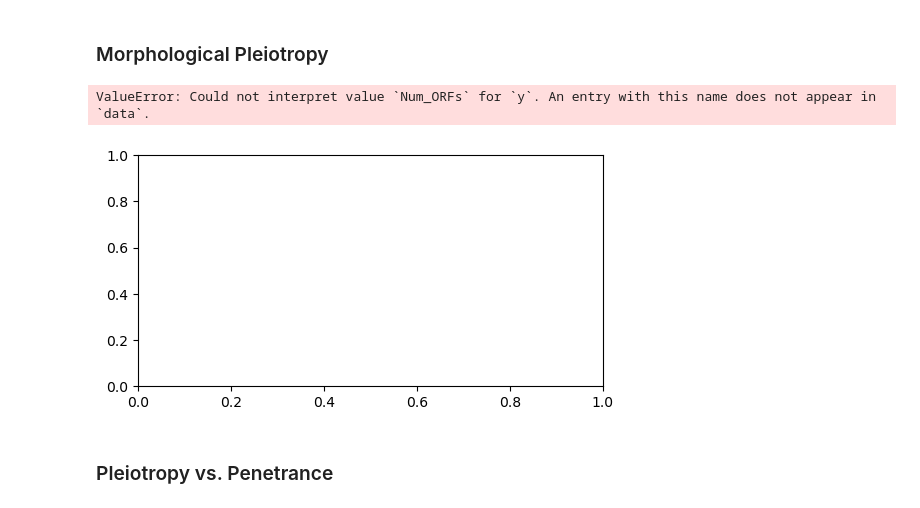
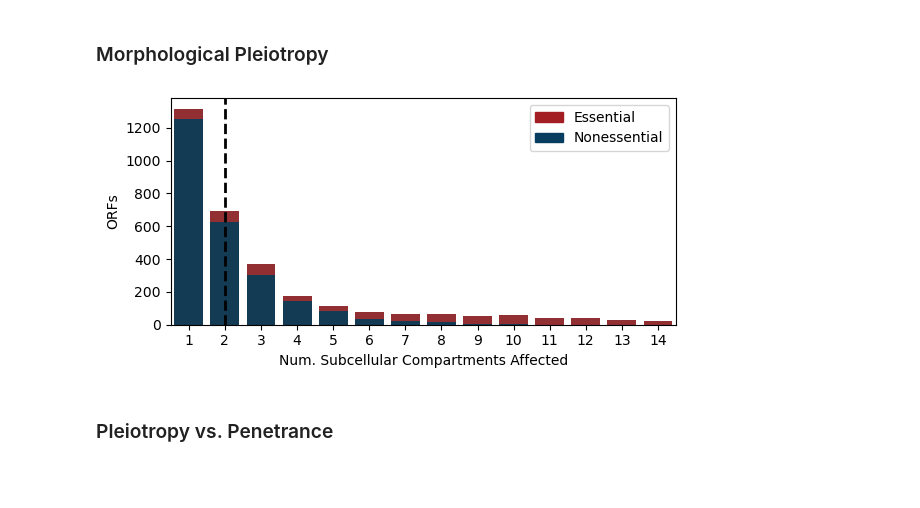
Before and after one commit to arsam-dj/MarkerProject, a Jupyter notebook: 12_make_plots_with_phenotype_data.ipynb, the cells around one changed output. Drawn from its saved outputs; the diff is of its cells as text; code cells hidden in the pictures; blank space fills up the shorter version.

```diff
--- a/12_make_plots_with_phenotype_data.ipynb
+++ b/12_make_plots_with_phenotype_data.ipynb
@@ -20,11 +28,13 @@ from scipy.stats import linregress
 # %%
-markers = ["Dad2", "Sac6", "Tgl3", "Pex3", "Pil1", "Nuf2", "Snf7", "Sec21", "Sec7", "Spf1", "Om45", "Heh2", "Hta2", "Cdc11"]
+#markers = ["Dad2", "Sac6", "Tgl3", "Pex3", "Pil1", "Nop10", "Nuf2", "Snf7", "Sec21", "Sec7", "Spf1", "Om45", "Heh2", "Hta2", "Cdc11"]
+markers = ["Sac6", "Pil1", "Spf1", "Snf7", "Sec21", "Sec7", "Heh2", "Nuf2", "Tgl3", "Om45", "Nop10", "Hta2", "Pex3", "Cdc11", "Dad2"]
 label_maps = {
     "Dad2": "Spindle Pole Bodies",
     "Sac6": "Actin Patches",
     "Tgl3": "Lipid Droplets",
     "Pex3": "Peroxisomes",
     "Pil1": "Eisosomes",
+    "Nop10": "Nucleolus",
     "Nuf2": "Kinetochores",
     "Snf7": "Endosomes",
     "Sec21": "Golgi (Early)",
@@ -43,6 +53,7 @@ label_maps_abv = {
     "Tgl3": "LDs",
     "Pex3": "Peroxisomes",
     "Pil1": "Eisosomes",
+    "Nop10": "Nucleolus",
     "Nuf2": "Kinetochores",
     "Snf7": "Endosomes",
     "Sec21": "Golgi \n(Early)",
@@ -54,11 +65,11 @@ label_maps_abv = {
     "Hta2": "Nucleus",
     "Cdc11": "Septin"
 }
-phenotype_set = "Compartments" # Cells or Compartments
+phenotype_set = "Cells" # Cells or Compartments
 sheet_data = "SheetE"
 pen_col_to_select = "Overall_Penetrance"
 
-save_figs = False  # if False, won't save output graphs
+save_figs = True  # if False, won't save output graphs
 
 if ("Hta2" in markers) and (phenotype_set == "Cells"):  # Heh2 and Hta2 are the same screen when looking at whole-cell phenotypes
     markers.remove("Hta2")
@@ -261,7 +312,7 @@ markers = sorted(set(cell_dict) | set(compartment_dict))
 c1 = "#093D5F"
 c2 = "#A31E23"
 
-fig, axes = plt.subplots(2, 8, figsize=(10, 4))
+fig, axes = plt.subplots(2, 8, figsize=(12, 4))
 axes = axes.flatten()
 
 for i, marker in enumerate(markers):
@@ -471,12 +558,19 @@ See https://github.com/pola-rs/polars/issues/22149 for more information.
 # %% [markdown]
 ### Penetrance Distributions (Density)
 # %%
+# I can't use the raw penetrance values for this because some compartments like Nuf2 have very low penetrances across all
+# strains while others like Pex3 have very high penetrances (so distribution looks multi-modal). Therefore, I've converted
+# all penetrances to z-scores first.
+
 genes_causing_defects = []
 
 for marker in markers:
     sig_ORFs =  (
         pl
         .read_excel(f"/home/alex/alex_files/markerproject_redux/strain_filtering/{phenotype_set}/filtered_strain_workbooks/{marker}_filtered_strains.xlsx", sheet_name=sheet_data)
+        .with_columns( # convert to z-scores
+            ((pl.col("Overall_Penetrance") - pl.col("Overall_Penetrance").mean()) / pl.col("Overall_Penetrance").std()).alias("Penetrance_Z_Score")
+            )
         .with_columns(
             (
                 pl
@@ -485,21 +579,21 @@ for marker in markers:
                 .otherwise(pl.lit("Nonessential"))
                 ).alias("Essentiality")
             )
-        .select(["Essentiality", "Overall_Penetrance"])
+        .select(["Essentiality", "Penetrance_Z_Score"])
     )
     genes_causing_defects.append(sig_ORFs)
 
 genes_causing_defects = (
     pl
     .concat(genes_causing_defects, how="vertical")
-    .filter(pl.col("Overall_Penetrance") >= 0.1)
+    .filter(pl.col("Penetrance_Z_Score") <= 10)
     .to_pandas()
     )
 
 plt.figure(figsize=(5,2))
 sns.kdeplot(
     data = genes_causing_defects,
-    x = "Overall_Penetrance",
+    x = "Penetrance_Z_Score",
     hue = "Essentiality",
     linewidth = 0,
     fill = True,
@@ -508,6 +602,8 @@ sns.kdeplot(
              "Essential": "#A31E23"},
     legend = True)
 
+plt.xlabel("Penetrance Z-score (Sig. Strains Only)")
+
 if save_figs:
     plt.savefig("/mnt/c/Users/peree/OneDrive/Desktop/penetrance_density.pdf", format="pdf",  bbox_inches="tight")
 plt.show()
@@ -744,6 +834,14 @@ for marker in markers:
     marker_dfs.append(marker_df)
 
 combined_df = pl.concat(marker_dfs, how="vertical").unique()
+
+median_comps = (
+    combined_df
+    .group_by(["ORF", "Essentiality"])
+    .agg(pl.len().alias("Num_Comps"))
+    .get_column("Num_Comps")
+    .median()
+)
 
 combined_df_all = (
     combined_df
@@ -770,36 +868,43 @@ bar1 = sns.barplot(
     x="Num_Comps",
     y="Num_ORFs",
     data=combined_df_all,
     color="#A31E23",
     ax=ax
 )
 
 bar2 = sns.barplot(
     x="Num_Comps",
     y="Num_ORFs",
     data=combined_df_noness,
     estimator=sum,
     color="#093D5F",
     ax=ax
 )
 
 # axis labels (rename axes)
-ax.set_xlabel("Screens")
+ax.set_xlabel("Num. Subcellular Compartments Affected")
 ax.set_ylabel("ORFs")
+
+# Show median
+ax.axvline(
+    median_comps - 1, # for some reason, putting median_comps puts the line at median_comps + 1
+    color="black",
+    linestyle="--",
+    linewidth=2
+)
 
 # legend
 top_bar = mpatches.Patch(color="#A31E23", label="Essential")
 bottom_bar = mpatches.Patch(color="#093D5F", label="Nonessential")
 
 ax.legend(handles=[top_bar, bottom_bar])
 
 plt.tight_layout()
 if save_figs:
     plt.savefig("/mnt/c/Users/peree/OneDrive/Desktop/pleiotropy.pdf", format="pdf",  bbox_inches="tight")
 plt.show()
 # %% [output]
-ValueError: Could not interpret value `Num_ORFs` for `y`. An entry with this name does not appear in `data`.
-[figure, old version]
+[figure, new version]
 # %% [markdown]
 ### Pleiotropy vs. Penetrance
 # %%
```
Also changed, not shown: parts of 34 cells of this notebook.
